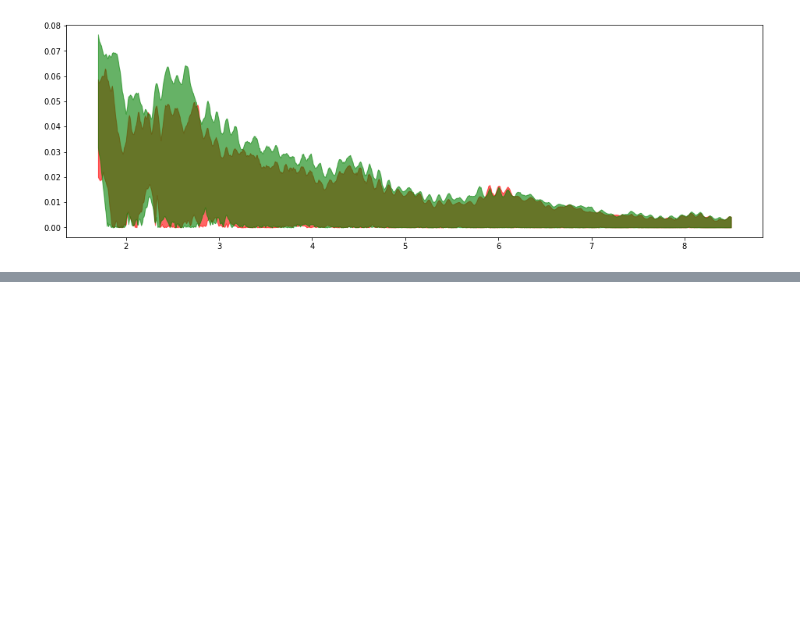
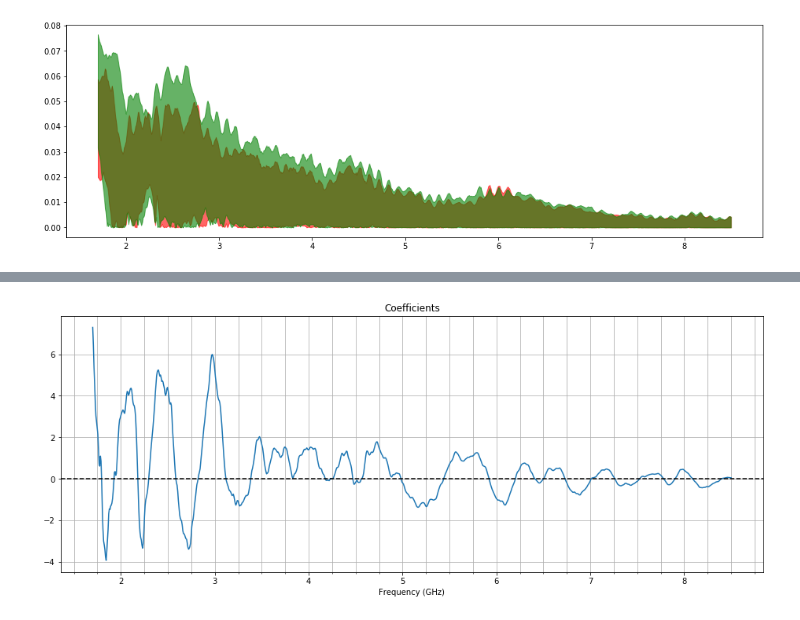
Before and after one commit to lnadi17/ground-penetrating-radar, a Jupyter notebook: gpr.ipynb, the cells around one changed output, grey strips where cells are left out. Cells and saved outputs as stored; diff of their text form; code cells hidden in the pictures; blank space fills up the shorter version.

```diff
--- a/gpr.ipynb
+++ b/gpr.ipynb
@@ -448,0 +485,11 @@ test set score: 0.9837242086377035
+# %%
+fig, ax = plt.subplots(figsize=(16, 6))
+ax.plot(good_buried[0]/1e9, model.coef_[0])
+ax.grid(True, which='both')
+ax.axhline(0, ls='--', color='k')
+ax.xaxis.set_minor_locator(MultipleLocator(0.25))
+ax.set_title('Coefficients')
+ax.set_xlabel('Frequency (GHz)')
+plt.show()
+# %% [output]
+[figure, added]
```
Also changed, not shown: parts of 7 cells of this notebook.
